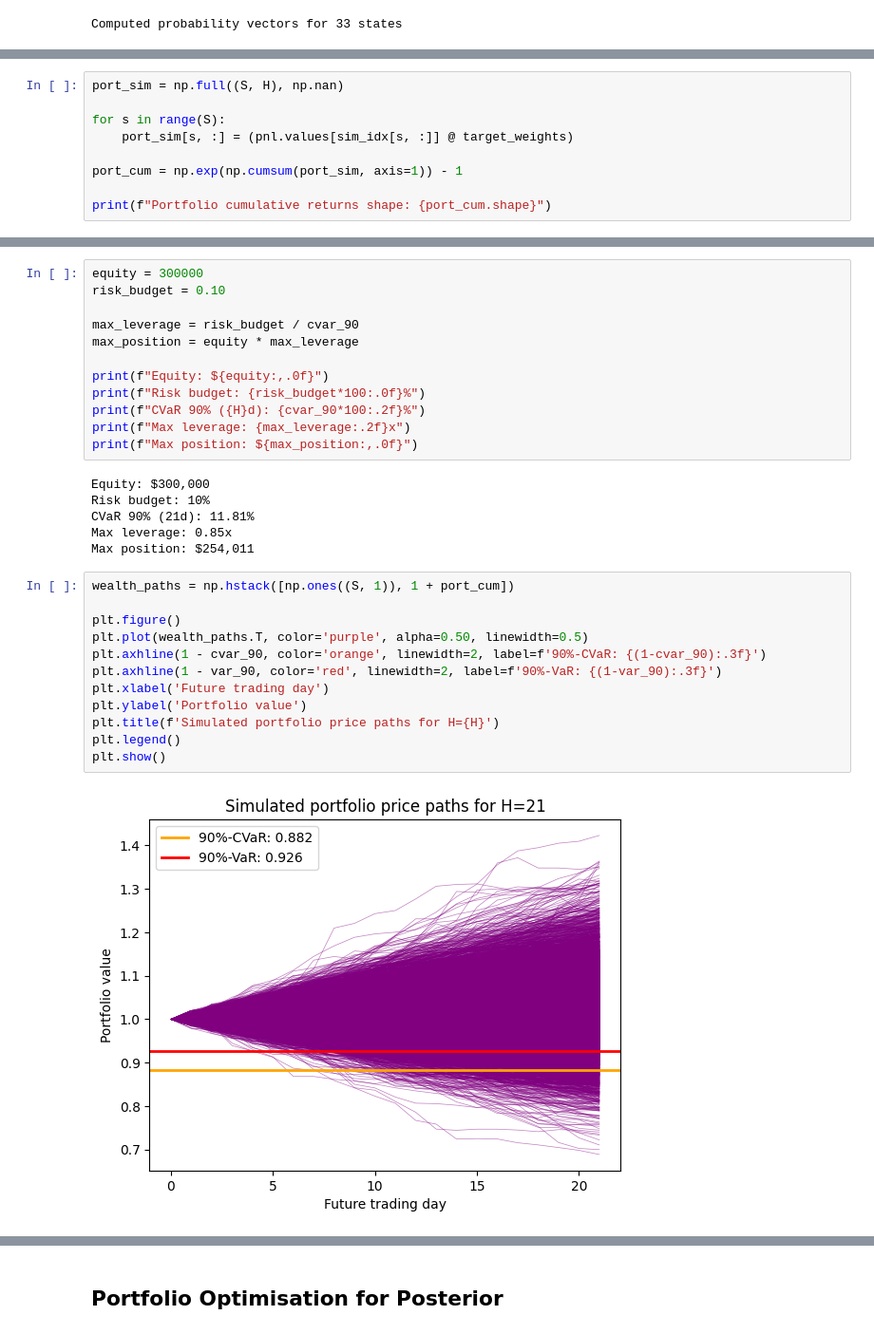
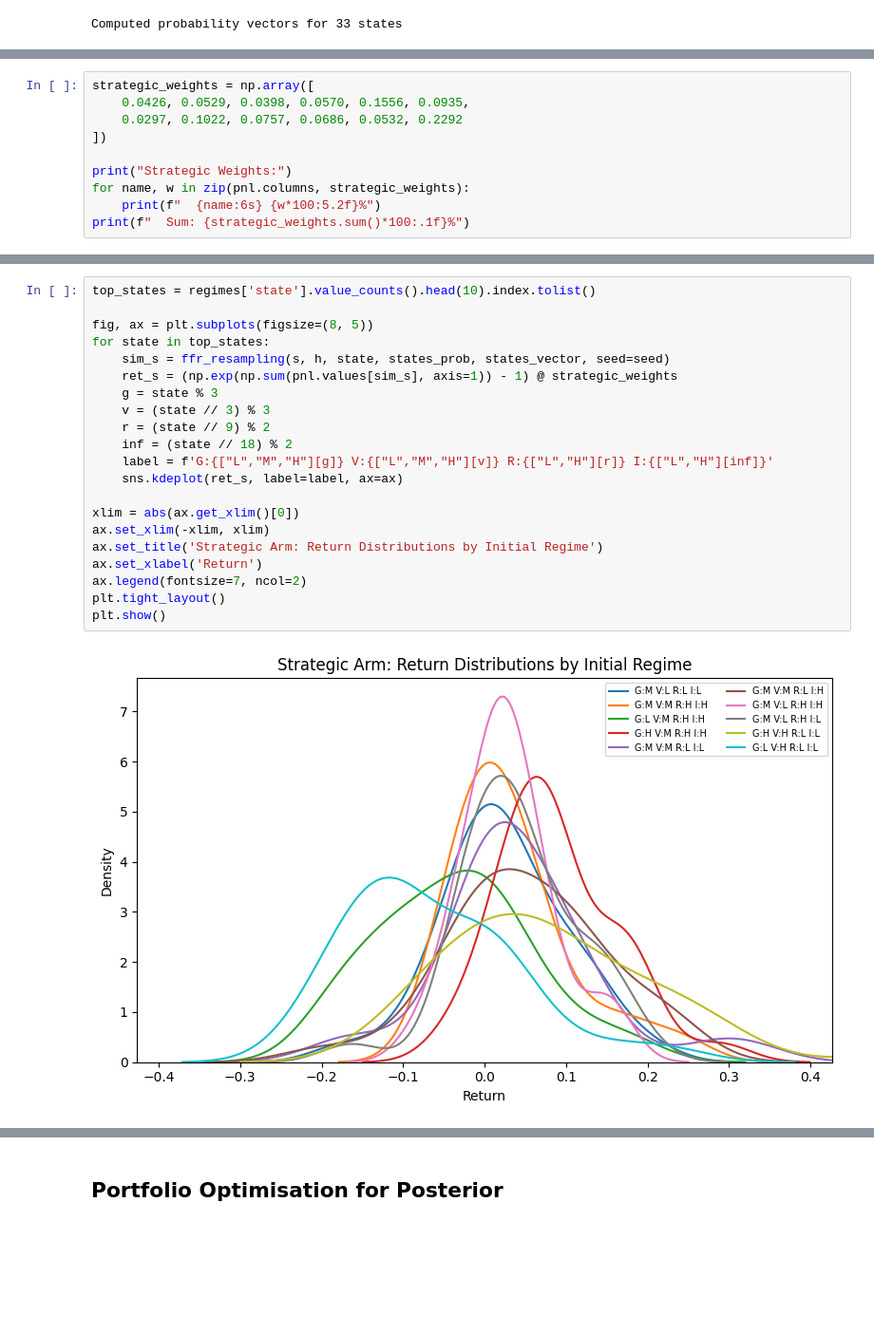
Before and after one commit to galamboslajos/Finance-Working-Files, a Jupyter notebook: Investments_2026/FFR_Portfolio_Risk.ipynb, the cells around one changed output, grey strips where cells are left out. Shown at 95% size. Cells and saved outputs as stored; diff of their text form; blank space fills up the shorter version.

```diff
--- a/Investments_2026/FFR_Portfolio_Risk.ipynb
+++ b/Investments_2026/FFR_Portfolio_Risk.ipynb
@@ -334,9 +356,0 @@ Initial state: 31
-# %%
-port_sim = np.full((S, H), np.nan)
-
-for s in range(S):
-    port_sim[s, :] = (pnl.values[sim_idx[s, :]] @ target_weights)
-
-port_cum = np.exp(np.cumsum(port_sim, axis=1)) - 1
-
-print(f"Portfolio cumulative returns shape: {port_cum.shape}")
@@ -355,0 +373,10 @@ plt.show()
+# %%
+strategic_weights = np.array([
+    0.0426, 0.0529, 0.0398, 0.0570, 0.1556, 0.0935,
+    0.0297, 0.1022, 0.0757, 0.0686, 0.0532, 0.2292
+])
+
+print("Strategic Weights:")
+for name, w in zip(pnl.columns, strategic_weights):
+    print(f"  {name:6s} {w*100:5.2f}%")
+print(f"  Sum: {strategic_weights.sum()*100:.1f}%")
@@ -422,32 +416,23 @@ print(f"  CVaR 90%: {cvar_90*100:.2f}%")
-# %%
-equity = 300000
-risk_budget = 0.10
-
-max_leverage = risk_budget / cvar_90
-max_position = equity * max_leverage
-
-print(f"Equity: ${equity:,.0f}")
-print(f"Risk budget: {risk_budget*100:.0f}%")
-print(f"CVaR 90% ({H}d): {cvar_90*100:.2f}%")
-print(f"Max leverage: {max_leverage:.2f}x")
-print(f"Max position: ${max_position:,.0f}")
-# %% [output]
-Equity: $300,000
-Risk budget: 10%
-CVaR 90% (21d): 11.81%
-Max leverage: 0.85x
-Max position: $254,011
-# %%
-wealth_paths = np.hstack([np.ones((S, 1)), 1 + port_cum])
-
-plt.figure()
-plt.plot(wealth_paths.T, color='purple', alpha=0.50, linewidth=0.5)
-plt.axhline(1 - cvar_90, color='orange', linewidth=2, label=f'90%-CVaR: {(1-cvar_90):.3f}')
-plt.axhline(1 - var_90, color='red', linewidth=2, label=f'90%-VaR: {(1-var_90):.3f}')
-plt.xlabel('Future trading day')
-plt.ylabel('Portfolio value')
-plt.title(f'Simulated portfolio price paths for H={H}')
-plt.legend()
-plt.show()
-# %% [output]
-[figure, removed]
+# %%
+top_states = regimes['state'].value_counts().head(10).index.tolist()
+
+fig, ax = plt.subplots(figsize=(8, 5))
+for state in top_states:
+    sim_s = ffr_resampling(s, h, state, states_prob, states_vector, seed=seed)
+    ret_s = (np.exp(np.sum(pnl.values[sim_s], axis=1)) - 1) @ strategic_weights
+    g = state % 3
+    v = (state // 3) % 3
+    r = (state // 9) % 2
+    inf = (state // 18) % 2
+    label = f'G:{["L","M","H"][g]} V:{["L","M","H"][v]} R:{["L","H"][r]} I:{["L","H"][inf]}'
+    sns.kdeplot(ret_s, label=label, ax=ax)
+
+xlim = abs(ax.get_xlim()[0])
+ax.set_xlim(-xlim, xlim)
+ax.set_title('Strategic Arm: Return Distributions by Initial Regime')
+ax.set_xlabel('Return')
+ax.legend(fontsize=7, ncol=2)
+plt.tight_layout()
+plt.show()
+# %% [output]
+[figure, added]
```
Also changed, not shown: parts of 34 cells of this notebook.
